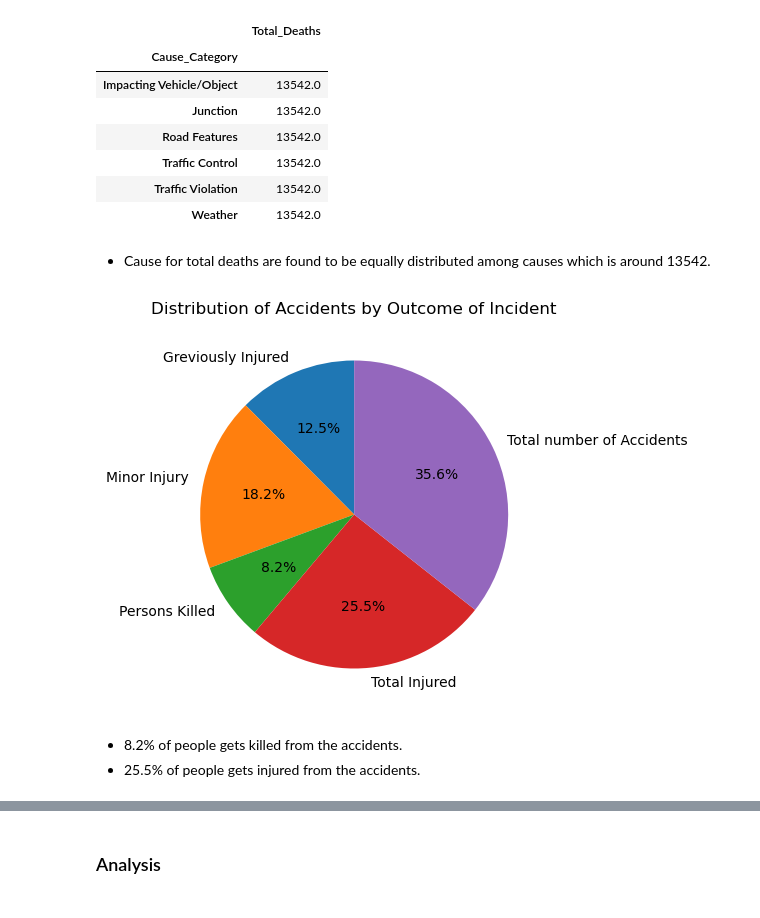
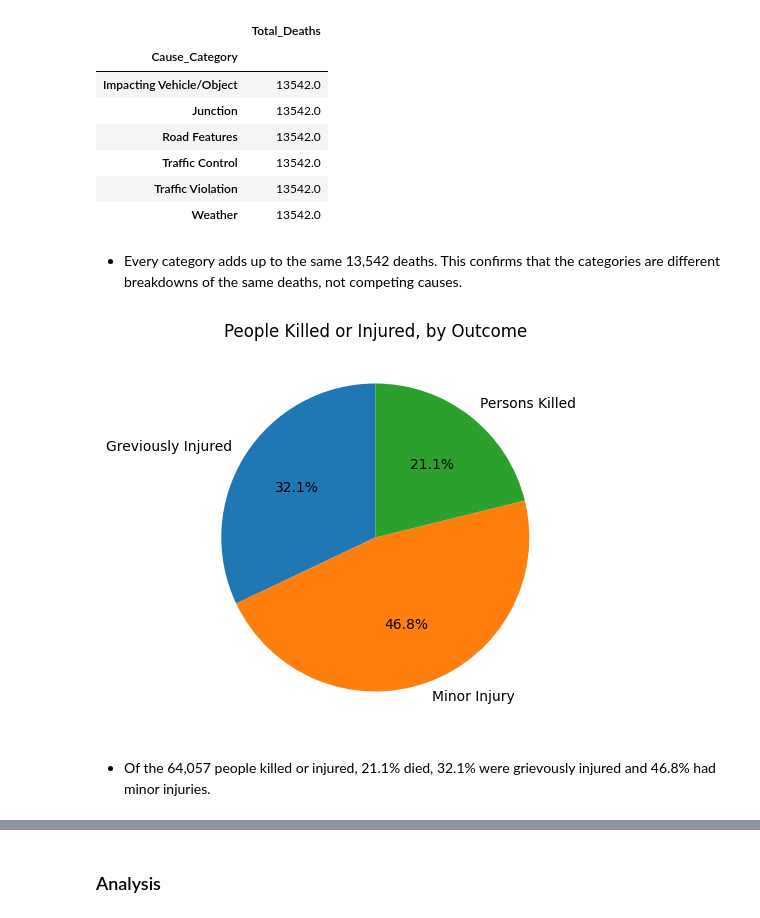
Before and after one commit to abhishek-070911/Data_Analyst_Projects, a Jupyter notebook: Data Analysis/Road Accident/Python File/Road_Accident_pyt.ipynb, the cells around one changed output, grey strips where cells are left out. Cells and saved outputs as stored; diff of their text form; code cells hidden in the pictures.

```diff
--- a/Data Analysis/Road Accident/Python File/Road_Accident_pyt.ipynb
+++ b/Data Analysis/Road Accident/Python File/Road_Accident_pyt.ipynb
@@ -6,9 +6,9 @@ import pandas as pd
 import matplotlib.pyplot as plt
 import seaborn as sns
 # %%
-# Importing dataset
+# Importing dataset (path relative to this notebook, so it runs from a clone of the repo)
 
-import_df = pd.read_csv(r'D:\Prot\Data Analyst\Data Analysis\I_Road Accident\Road Accident.csv')
+import_df = pd.read_csv('../Excel File/Road_Accident_exc.csv')
 # %%
 # Creating copy of the original dataframe
 
@@ -117,0 +129,5 @@ road_accident_df['Count_in_mil'].sum()
+# %%
+# Working from one category: national totals for each outcome
+
+one_category = road_accident_df[road_accident_df['Cause_Category'] == 'Traffic Violation']
+one_category.groupby('Outcome_of_Incident')['Count_in_mil'].sum()
@@ -229,21 +256,22 @@ deaths
 | Traffic Violation | 13542.0 |
 | Weather | 13542.0 |
 # %% [markdown]
-* Cause for total deaths are found to be equally distributed among causes which is around 13542.
+* Every category adds up to the same 13,542 deaths. This confirms that the categories are different breakdowns of the same deaths, not competing causes.
 # %%
-# Querying for accidents by Outcome of Incident and plotting it
+# Querying people killed or injured by Outcome of Incident and plotting it
+# 'Total number of Accidents' counts accidents, not people, and 'Total Injured' repeats the two injury rows, so both are left out.
 
-outcome_accidents = road_accident_df.groupby('Outcome_of_Incident').agg(Total_Accidents = ('Count_in_mil','sum'))
+people = one_category[one_category['Outcome_of_Incident'].isin(['Persons Killed','Greviously Injured','Minor Injury'])]
+outcome_people = people.groupby('Outcome_of_Incident').agg(Total_People = ('Count_in_mil','sum'))
 
 # Plotting in pie chart
 
 plt.figure(figsize = (10,5))
-plt.pie(outcome_accidents['Total_Accidents'],labels=outcome_accidents.index,autopct='%1.1f%%',startangle=90)
-plt.title("Distribution of Accidents by Outcome of Incident")
+plt.pie(outcome_people['Total_People'],labels=outcome_people.index,autopct='%1.1f%%',startangle=90)
+plt.title("People Killed or Injured, by Outcome")
 plt.show()
 # %% [output]
-[figure, old version]
+[figure, new version]
 # %% [markdown]
-* 8.2% of people gets killed from the accidents.
-* 25.5% of people gets injured from the accidents.
+* Of the 64,057 people killed or injured, 21.1% died, 32.1% were grievously injured and 46.8% had minor injuries.
 # %%
```
Also changed, not shown: parts of 16 cells of this notebook, 3 other files.
